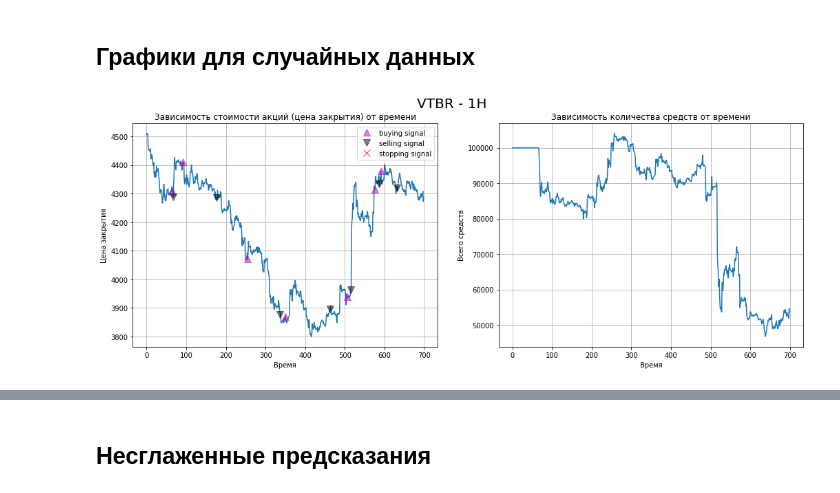
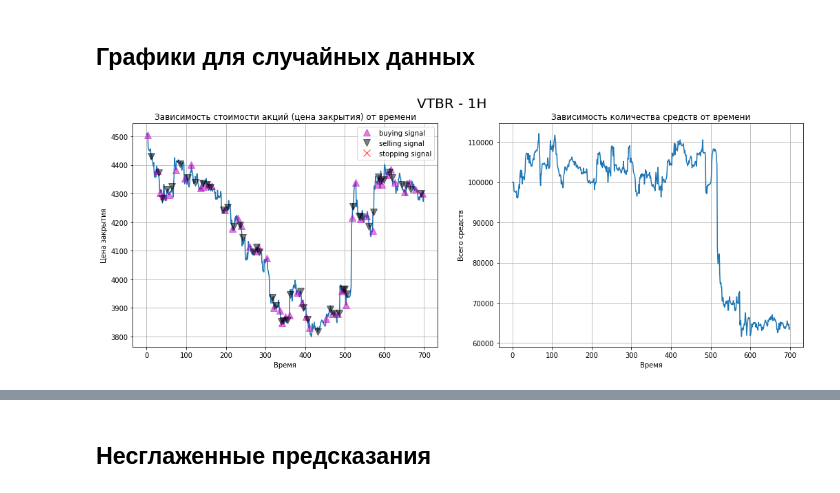
Before and after one commit to andtun/TradingBot-CourseWork, a Jupyter notebook: main.ipynb, the cells around one changed output, grey strips where cells are left out. Saved outputs shown, nothing was run; the diff lists cells and outputs as text; code cells hidden in the pictures.

```diff
--- a/main.ipynb
+++ b/main.ipynb
@@ -253,7 +280,7 @@ COMISSION = 0.01/100
 BROKER_COMISSION = 2
 stop_loss = 0.6
 
-def model_test(fname, data_test, dfcopy):
+def model_test(fname, data_test, dfcopy, random=False):
     sure = SURE
     money = 100000
     checkpoint = money
@@ -264,8 +291,10 @@ def model_test(fname, data_test, dfcopy):
     stats = []
     stops = []
 
-    preds = model.predict(data_test)
-    #preds = np.random.uniform(size=len(data_test))
+    if random:
+        preds = np.random.uniform(size=len(data_test))
+    else:
+        preds = model.predict(data_test)
     #print(preds)
     preds = list(TA.SMA(pd.DataFrame(preds, columns=['close']), period=4).fillna(0.5))
     #preds = np.zeros((len(data_test),))
@@ -336,8 +365,8 @@ def automated_test(fname, title, cut=0):
 # %% [markdown]
 ## Графики для случайных данных
 # %%
-SURE = 0.48
+SURE = 0.065
 STOP = 0.0
-model_test('VTBR - 1H', data_test[900:1600], prices_test[900:1600])
+model_test('VTBR - 1H', data_test[900:1600], prices_test[900:1600], random=True)
 # %% [output]
-[figure, old version]
+[figure, new version]
```
Also changed, not shown: parts of 3 cells of this notebook.
